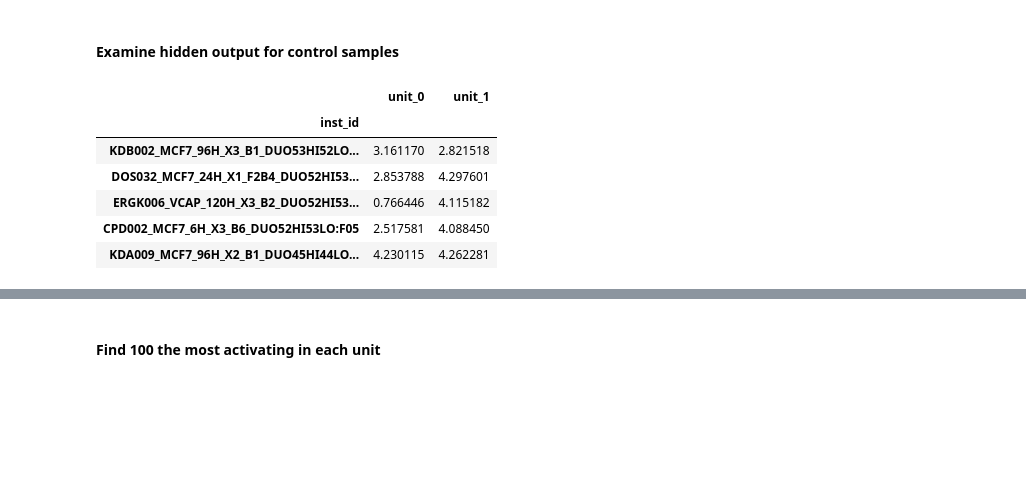
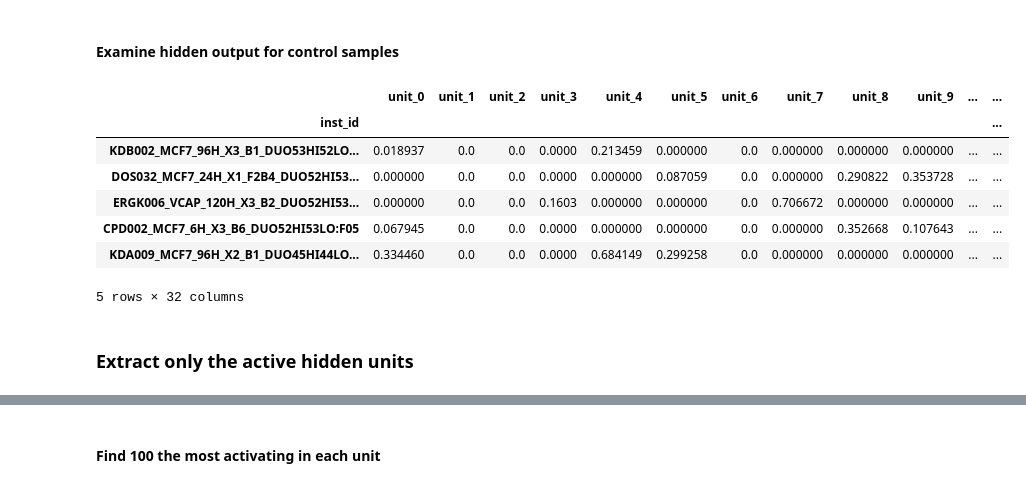
Before and after one commit to manzt/deep_lincs, a Jupyter notebook: lincs-ae.ipynb, the cells around one changed output, grey strips where cells are left out. Drawn from its saved outputs; the diff is of its cells as text; code cells hidden in the pictures; blank space fills up the shorter version.

```diff
--- a/lincs-ae.ipynb
+++ b/lincs-ae.ipynb
@@ -76,8 +76,8 @@ training size:   <LINCS Dataset: (samples: 213,454, genes: 978)>
 validation size: <LINCS Dataset: (samples: 53,364, genes: 978)>
 testing size:    <LINCS Dataset: (samples: 66,705, genes: 978)>
 # %%
-h_size = 2
-model = create_AE([128, h_size, 128])
+h_size = 32
+model = create_AE([128, h_size, 128], dropout=0.2)
 model.summary()
 # %% [output]
 Model: "sequential"
@@ -106,7 +107,7 @@ model.fit(
     shuffle=True,
     steps_per_epoch=dset.train.data.shape[0] // batch_size,
     validation_data=(dset.val.data.values, dset.val.data.values),
-    verbose=False,
+#     verbose=False,
 )
 # %% [output]
 WARNING: Logging before flag parsing goes to stderr.
@@ -125,16 +146,19 @@ loss: [0.02149388829262778, 0.9694666, 0.66528803]
 # %%
 from lib.utils import get_hidden_activations
 # Extract control samples from testing data
 test_ctrl_data = dset.test.filter_rows(pert_type=["ctl_vehicle", "ctl_untrt"])
 
-encoder = tf.keras.Model(inputs=model.layers[0].input, outputs=model.layers[1].output)
+encoder = tf.keras.Model(inputs=model.layers[0].input, outputs=model.layers[2].output)
 hidden_output = get_hidden_activations(test_ctrl_data.data, encoder)
 hidden_output.head()
 # %% [output]
-|  | unit_0 | unit_1 |
-| inst_id |  |  |
-| KDB002_MCF7_96H_X3_B1_DUO53HI52LO... | 3.161170 | 2.821518 |
-| DOS032_MCF7_24H_X1_F2B4_DUO52HI53... | 2.853788 | 4.297601 |
-| ERGK006_VCAP_120H_X3_B2_DUO52HI53... | 0.766446 | 4.115182 |
-| CPD002_MCF7_6H_X3_B6_DUO52HI53LO:F05 | 2.517581 | 4.088450 |
-| KDA009_MCF7_96H_X2_B1_DUO45HI44LO... | 4.230115 | 4.262281 |
+|  | unit_0 | unit_1 | unit_2 | unit_3 | unit_4 | unit_5 | unit_6 | unit_7 | unit_8 | unit_9 | ... | ... |
+| inst_id |  |  |  |  |  |  |  |  |  |  |  | ... |
+| KDB002_MCF7_96H_X3_B1_DUO53HI52LO... | 0.018937 | 0.0 | 0.0 | 0.0000 | 0.213459 | 0.000000 | 0.0 | 0.000000 | 0.000000 | 0.000000 | ... | ... |
+| DOS032_MCF7_24H_X1_F2B4_DUO52HI53... | 0.000000 | 0.0 | 0.0 | 0.0000 | 0.000000 | 0.087059 | 0.0 | 0.000000 | 0.290822 | 0.353728 | ... | ... |
+| ERGK006_VCAP_120H_X3_B2_DUO52HI53... | 0.000000 | 0.0 | 0.0 | 0.1603 | 0.000000 | 0.000000 | 0.0 | 0.706672 | 0.000000 | 0.000000 | ... | ... |
+| CPD002_MCF7_6H_X3_B6_DUO52HI53LO:F05 | 0.067945 | 0.0 | 0.0 | 0.0000 | 0.000000 | 0.000000 | 0.0 | 0.000000 | 0.352668 | 0.107643 | ... | ... |
+| KDA009_MCF7_96H_X2_B1_DUO45HI44LO... | 0.334460 | 0.0 | 0.0 | 0.0000 | 0.684149 | 0.299258 | 0.0 | 0.000000 | 0.000000 | 0.000000 | ... | ... |
+5 rows × 32 columns
+# %% [markdown]
+### Extract only the active hidden units
```
Also changed, not shown: parts of 8 cells of this notebook, 2 other files.
